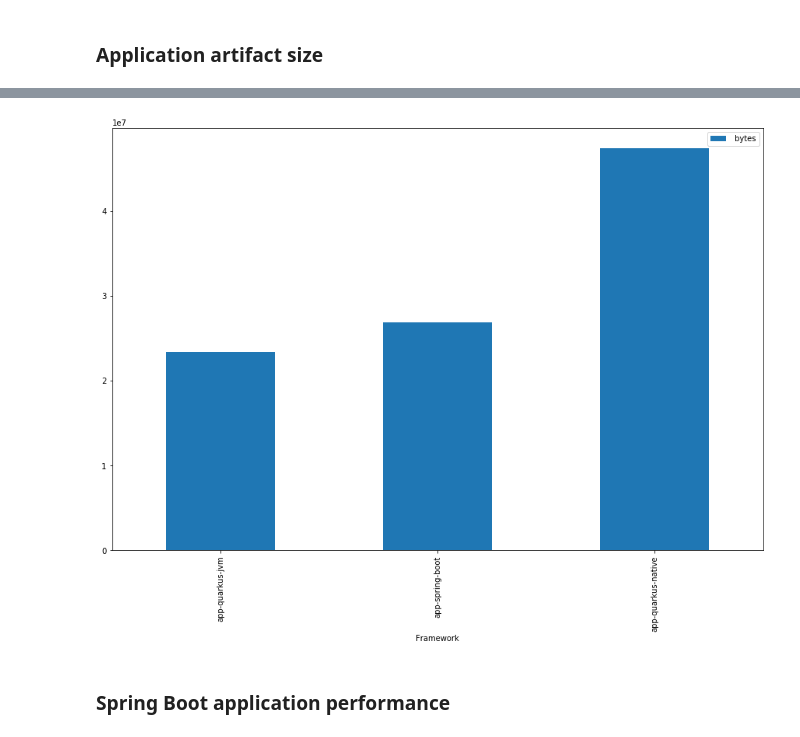
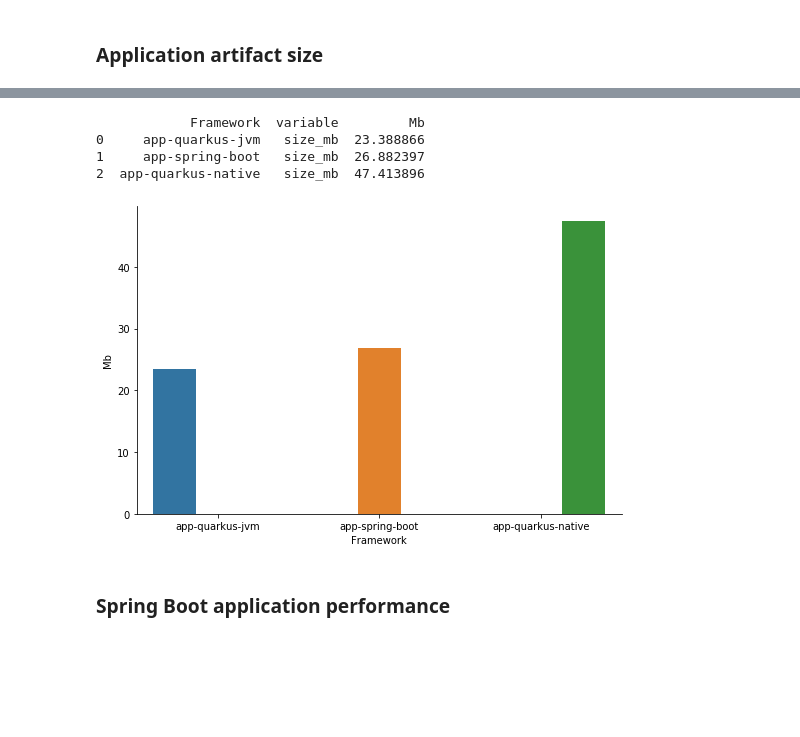
Before and after one commit to k0staa/Code-Addict-Repos, a Jupyter notebook: QuarkusVsSpringBoot/jupyterData/quarkus_vs_spring.ipynb, the cells around one changed output, grey strips where cells are left out. Cells and saved outputs as stored; diff of their text form; code cells hidden in the pictures; blank space fills up the shorter version.

```diff
--- a/QuarkusVsSpringBoot/jupyterData/quarkus_vs_spring.ipynb
+++ b/QuarkusVsSpringBoot/jupyterData/quarkus_vs_spring.ipynb
@@ -55,9 +59,18 @@ print(appSizes)
-# %%
-appSizesPlot = appSizes.plot(x='Framework', kind='bar')
-fig = appSizesPlot.get_figure()
-fig.savefig("appSizesPlot.png")
-# %% [output]
-[figure, removed]
+# %%
+appSizesMelted = appSizes.melt('Framework',   value_name='Mb')
+print(appSizesMelted)
+
+appSizesPlot = sns.catplot(x="Framework", y="Mb",
+                hue="Framework",
+                data=appSizesMelted, kind="bar",
+                height=5, aspect=1.5);
+appSizesPlot.savefig("appSizesPlot.png")
+# %% [output]
+            Framework  variable         Mb
+0     app-quarkus-jvm   size_mb  23.388866
+1     app-spring-boot   size_mb  26.882397
+2  app-quarkus-native   size_mb  47.413896
+[figure, added]
 # %% [markdown]
 ### Spring Boot application performance
 # %%
```
Also changed, not shown: parts of 4 cells of this notebook, 4 other files.
